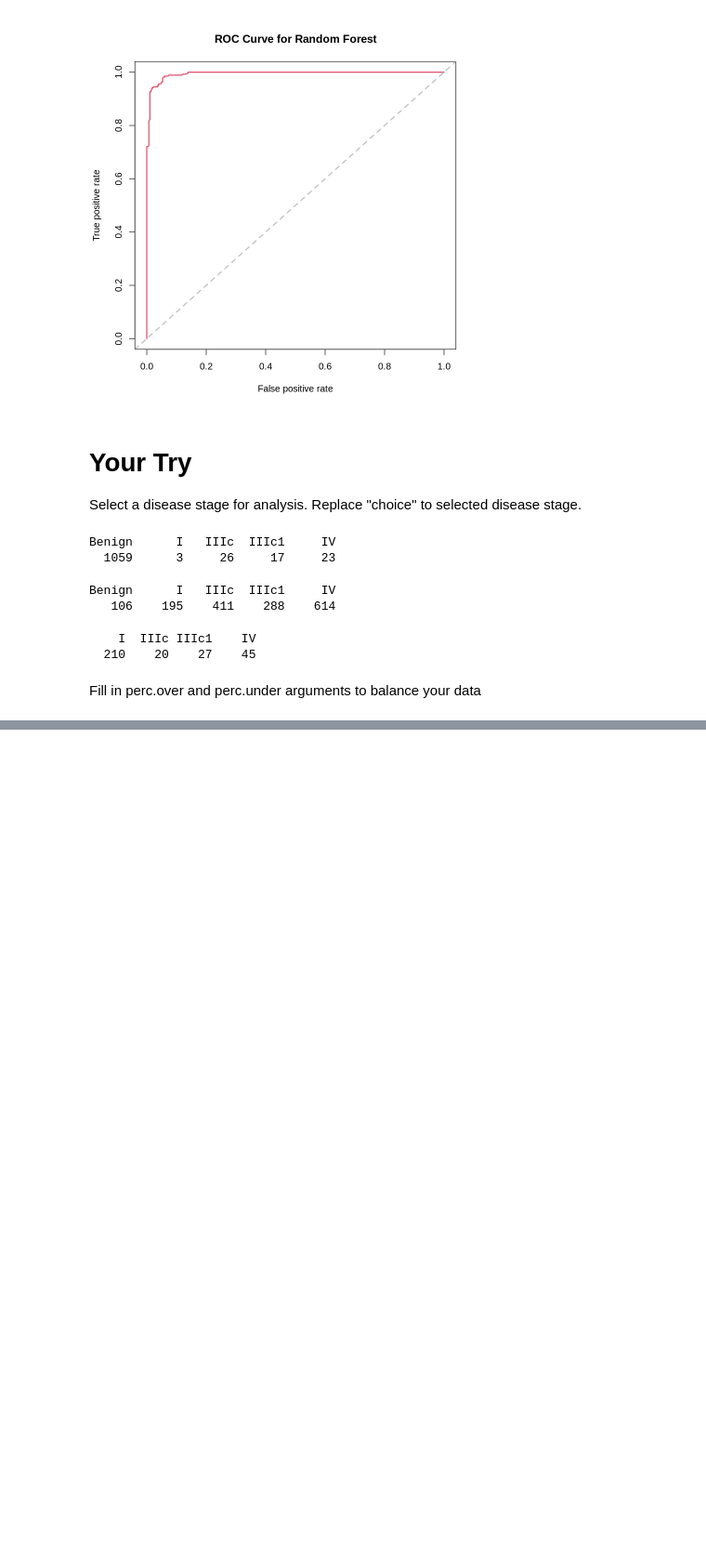
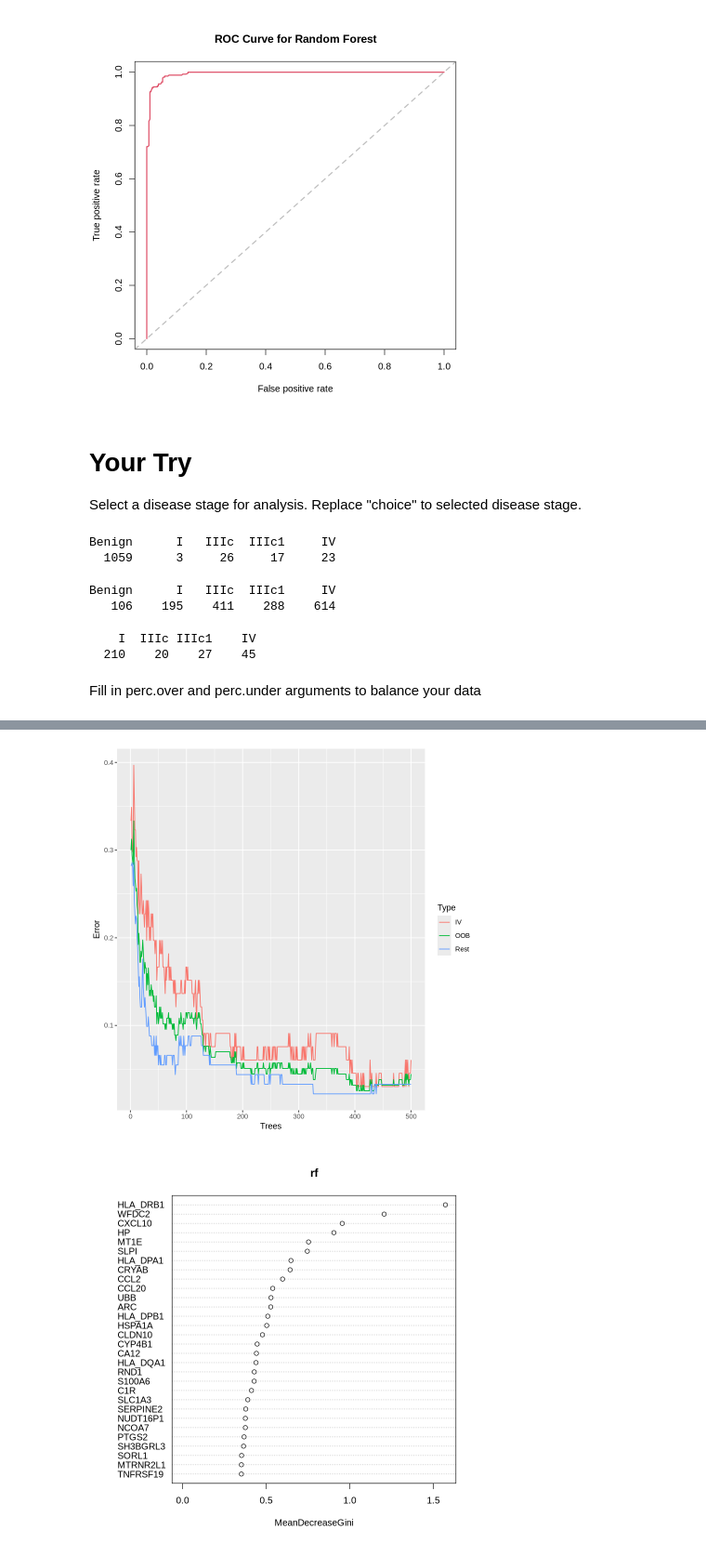
Before and after one commit to huma1995/statistics, a Jupyter notebook: Day_4.ipynb, the cells around one changed output, grey strips where cells are left out. Shown: that part at 93% size. Drawn from its saved outputs; the diff is of its cells as text; code cells hidden in the pictures; blank space fills up the shorter version.

```diff
--- a/Day_4.ipynb
+++ b/Day_4.ipynb
@@ -326,14 +357,17 @@ rf<-randomForest(Disease_stage~.,data=train.data, ntree = 500)
 # %%
 oob.error.data <- data.frame(Trees = rep(1:nrow(rf$err.rate), times=3),
                              Type = rep(c("OOB","IV","Rest"), each=nrow(rf$err.rate)),
                              Error = c(rf$err.rate[,"OOB"],
                                        rf$err.rate[,"IV"],
                                        rf$err.rate[,"Rest"]))
 ggplot(data = oob.error.data,aes(x=Trees, y=Error))+
   geom_line(aes(color=Type))
 
 # Variable importance plot
-varImpPlot(classifier_RF)
+varImpPlot(rf)
+# %% [output]
+[figure, added]
+[figure, added]
 # %%
 #OOB AUC
 pred1=predict(rf,type = "prob")
```
Also changed, not shown: parts of 8 cells of this notebook.
